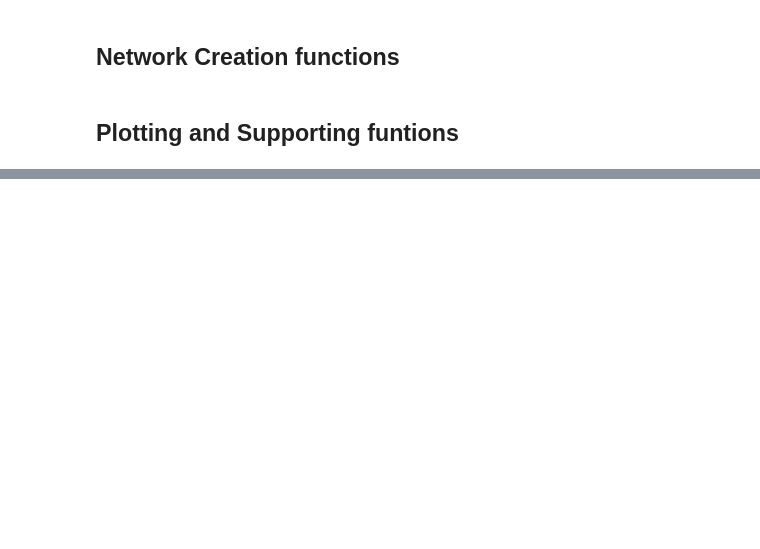
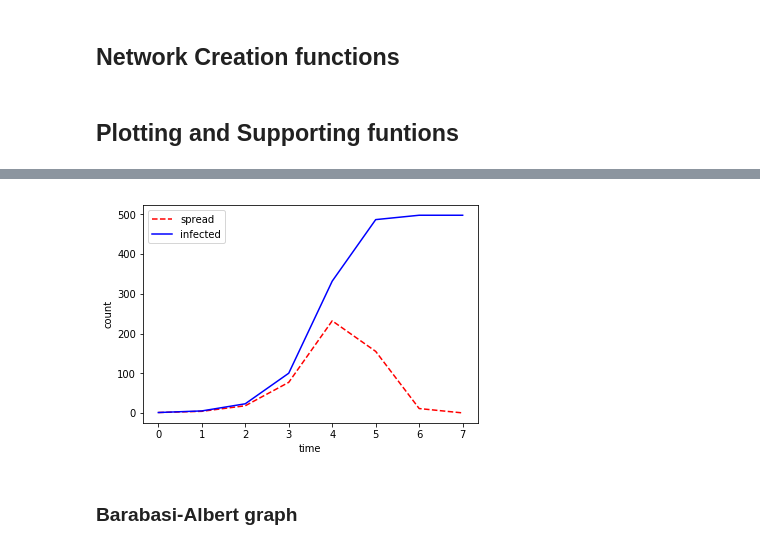
Before and after one commit to muftring/iu-netsci, a Jupyter notebook: project/exploring-gephi-graph-streaming.ipynb, the cells around one changed output, grey strips where cells are left out. Drawn from its saved outputs; the diff is of its cells as text; code cells hidden in the pictures; blank space fills up the shorter version.

```diff
--- a/project/exploring-gephi-graph-streaming.ipynb
+++ b/project/exploring-gephi-graph-streaming.ipynb
@@ -399,0 +830,2 @@ KeyboardInterrupt:
+# %%
+results = Results()
@@ -399,0 +838,3 @@ KeyboardInterrupt:
+# %%
+url = gephiURL(host, port, 1)
+tag = "static-er-spreading-only"
@@ -399,0 +889,6 @@ KeyboardInterrupt:
+# %%
+results.showSpreading(tag)
+# %% [output]
+[figure, added]
+# %% [markdown]
+### Barabasi-Albert graph
```
Also changed, not shown: parts of 240 cells of this notebook, 1 other file.
